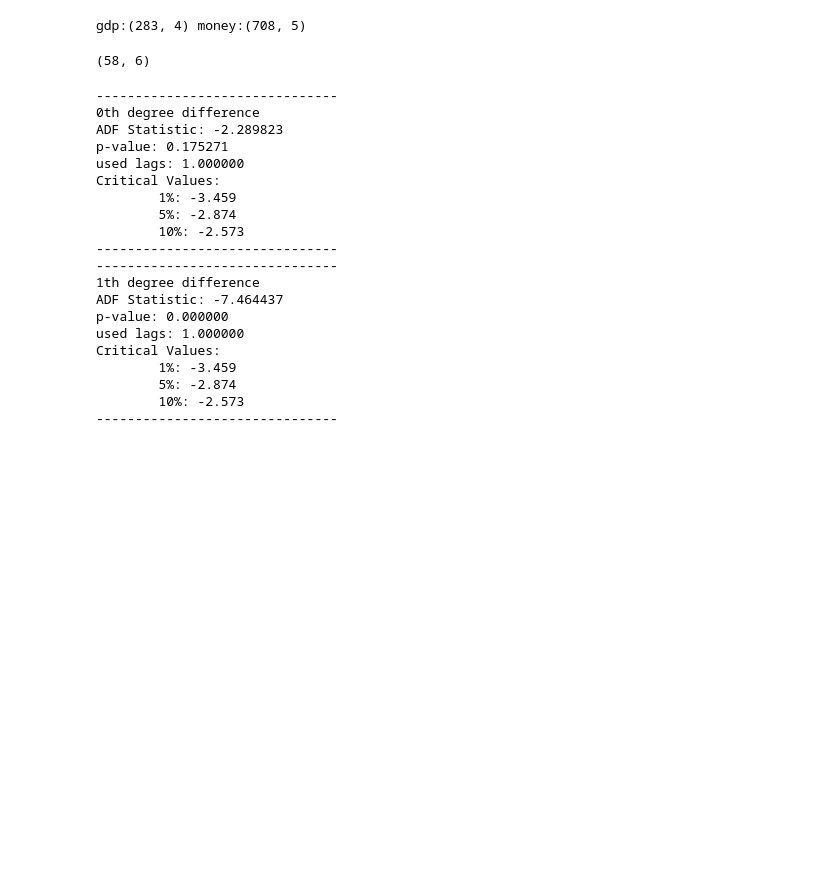
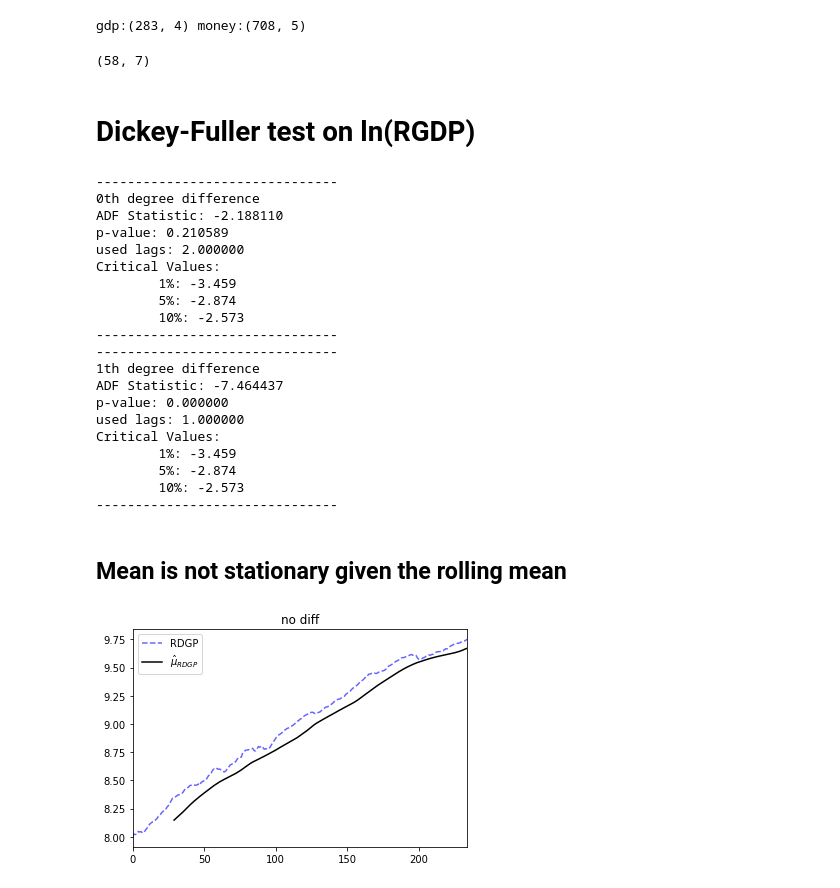
Before and after one commit to karasikHacker/econ571ps2, a Jupyter notebook: ps2.ipynb, the cells around one changed output. Cells and saved outputs as stored; diff of their text form; code cells hidden in the pictures; blank space fills up the shorter version.

```diff
--- a/ps2.ipynb
+++ b/ps2.ipynb
@@ -26,11 +24,14 @@ amoney_df = money_df.groupby(money_df.index // 3, ).mean()
 amoney_df.Month = (amoney_df.index % 4) + 1
 amoney_df = amoney_df.rename(columns={'Month':'Quarter'})
 # %%
-# add real GDP by adjusting GDP by GDP deflator.
-gdp_df.GDP = ((gdp_df.GDP / gdp_df.GDPDEF) * 100)
 gdp_cols = ['Year', 'Quarter', 'GDP']
-amoney_df = pd.merge(amoney_df, gdp_df[['Year', 'Quarter', 'GDP']], on=['Year', 'Quarter'], how='inner')
-amoney_df = amoney_df.rename(columns={'GDP':'RGDP'})
+amoney_df = pd.merge(amoney_df, gdp_df[['Year', 'Quarter', 'GDP', 'GDPDEF']], on=['Year', 'Quarter'], how='inner')
+# %%
+# adjust for inflation using GDP deflator.
+amoney_df.M1 = (amoney_df.M1 / amoney_df.GDPDEF) * 100
+amoney_df.M2 = (amoney_df.M2 / amoney_df.GDPDEF) * 100
+amoney_df.GDP = ((amoney_df.GDP / amoney_df.GDPDEF) * 100)
+amoney_df = amoney_df.rename(columns={'GDP':'RGDP'})
 # %%
 # create an annual version of the data.
 qmoney_df = amoney_df  # quarters
@@ -38,34 +39,31 @@ ymoney_df = amoney_df.head(232).groupby(amoney_df.head(232).index // 4, ).mean()
 ymoney_df.Year =  ymoney_df.Year.astype(int)
 ymoney_df.shape
 # %% [output]
-(58, 6)
+(58, 7)
 # %%
 # quarterly train and test.
 q_lnM1 = np.log(qmoney_df.M1) / np.log(math.e)
 q_lnM2 = np.log(qmoney_df.M2) / np.log(math.e)
-q_X = qmoney_df.drop(['M1', 'M2', 'Year', 'Quarter'], axis=1)
+q_X = qmoney_df.drop(['M1', 'M2', 'Year', 'Quarter', 'GDPDEF'], axis=1)
 q_X = np.log(q_X) / np.log(math.e)
 q_X = sm.add_constant(q_X)  # add a column of ones.
 
 #yearly train and test
 y_lnM1 = np.log(ymoney_df.M1) / np.log(math.e)
 y_lnM2 = np.log(ymoney_df.M2) / np.log(math.e)
-y_X = ymoney_df.drop(['M1', 'M2', 'Year', 'Quarter'], axis=1)
+y_X = ymoney_df.drop(['M1', 'M2', 'Year', 'Quarter', 'GDPDEF'], axis=1)
 y_X = np.log(y_X) / np.log(math.e)
 y_X = sm.add_constant(y_X)
+# %% [markdown]
+# Dickey-Fuller test on ln(RGDP)
 # %%
 # Prefrom the Dickey-Fuller test on ln(RGDP)
-# this function automatically can choose the correct number of difference
+# this loop will automatically choose the correct number of difference
 i = 0
 result = None
 while True:
-#     if i != 0:
-#         q_X_d = diff(q_X.RGDP, k_diff=i)
-#         result = adfuller(q_X_d, maxlag=1, regression='c', autolag=None)
-#     else:
-#         result = adfuller(q_X.RGDP, maxlag=1, regression='c', autolag=None)
     q_X_d = diff(q_X.RGDP, k_diff=i)
-    result = adfuller(q_X_d, regression='c', autolag='BIC')
+    result = adfuller(q_X_d, regression='c')
     print("-------------------------------")
     print(str(i) + "th degree difference")
     print('ADF Statistic: %f' % result[0])
@@ -81,9 +79,9 @@ while True:
 # %% [output]
 -------------------------------
 0th degree difference
-ADF Statistic: -2.289823
-p-value: 0.175271
-used lags: 1.000000
+ADF Statistic: -2.188110
+p-value: 0.210589
+used lags: 2.000000
 Critical Values:
         1%: -3.459
         5%: -2.874
@@ -99,3 +97,12 @@ Critical Values:
         5%: -2.874
         10%: -2.573
 -------------------------------
+# %% [markdown]
+## Mean is not stationary given the rolling mean
+# %%
+q_X.RGDP.plot(style='k--', c='b', alpha=0.6)
+ax = q_X.RGDP.rolling(30).mean().plot(style='k', title="no diff")
+ax.legend(['RDGP', r'$\hat{\mu}_{RDGP}$'])
+#ax.get_figure().savefig('figures/m_0diff.pdf')
+# %% [output]
+[figure, added]
```
Also changed, not shown: parts of 8 cells of this notebook, 6 other files.
